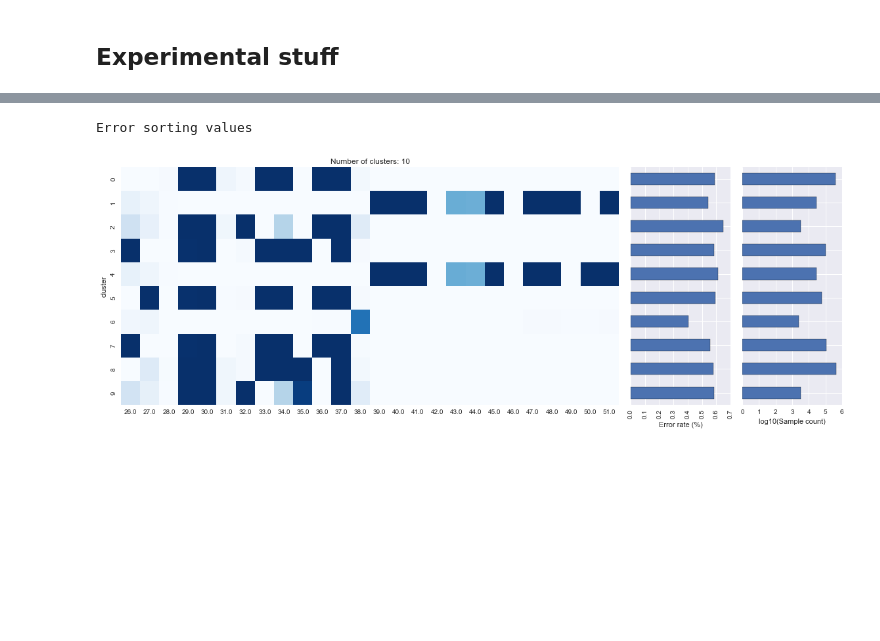
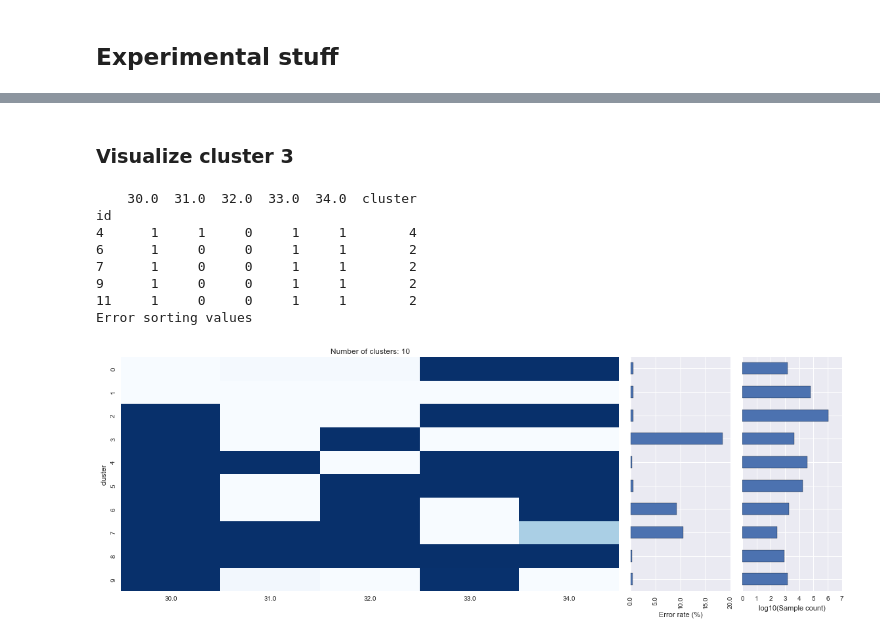
Before and after one commit to Laurae2/Bosch, a Jupyter notebook: eda_kmeans_cluster.ipynb, the cells around one changed output, grey strips where cells are left out. Cells and saved outputs as stored; diff of their text form; code cells hidden in the pictures; blank space fills up the shorter version.

```diff
--- a/eda_kmeans_cluster.ipynb
+++ b/eda_kmeans_cluster.ipynb
@@ -153,6 +153,9 @@ def visualize_cluster_result(unique_paths, clusters, sample_to_path, y):
 
     nclus = clusters['cluster'].nunique()
 
+    if 'id' in sample_to_path.columns:
+        sample_to_path.set_index('id')
+
     cluster_per_sample = sample_to_path.merge(unique_paths,
                                    left_on='u_arr_ix',
                                    right_index=True,
@@ -161,7 +164,8 @@ def visualize_cluster_result(unique_paths, clusters, sample_to_path, y):
                                    left_on='u_arr_ix',
                                    right_index=True,
                                    how='left') \
-                            .drop(['u_arr_ix','id'], axis=1)
+                            .drop(['u_arr_ix'], axis=1) \
+                            .set_index('id')
 
 
     cluster_grouped = cluster_per_sample.groupby('cluster').mean()
@@ -308,6 +471,15 @@ Error sorting values
+# %% [markdown]
+### Visualize cluster 3
 # %%
-clusters_line_3 = cluster_unique_paths(paths.iloc[:, 103:], 10)
-summary_line_3 = visualize_cluster_result(paths.iloc[:, 103:], clusters_line_3, string_id_to_pid, y)
+clusters_line_3 = cluster_unique_paths(paths.iloc[:, 107:112], 10)
+summary_line_3 = visualize_cluster_result(paths.iloc[:, 107:112], clusters_line_3, string_id_to_pid, y)
 # %% [output]
+    30.0  31.0  32.0  33.0  34.0  cluster
+id
+4      1     1     0     1     1        4
+6      1     0     0     1     1        2
+7      1     0     0     1     1        2
+9      1     0     0     1     1        2
+11     1     0     0     1     1        2
 Error sorting values
-[figure, old version]
+[figure, new version]
```
Also changed, not shown: parts of 30 cells of this notebook.
